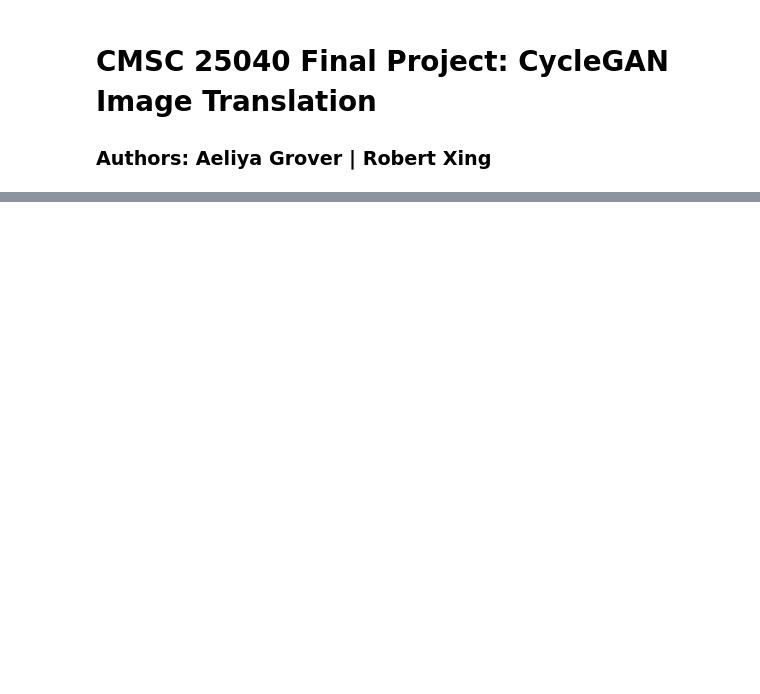
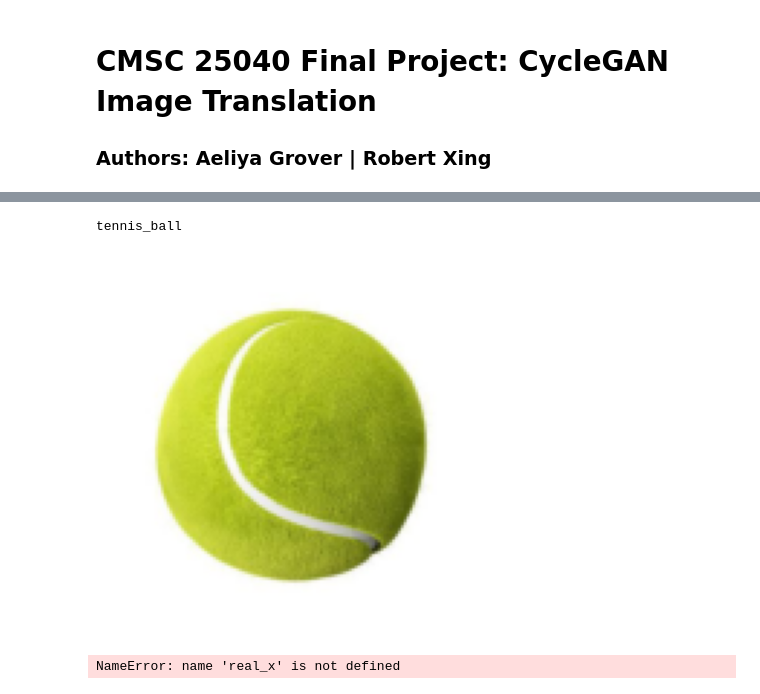
Before and after one commit to rkxing/CycleGAN-tennis-to-baseball, a Jupyter notebook: src.ipynb, the cells around one changed output, grey strips where cells are left out. Cells and saved outputs as stored; diff of their text form; code cells hidden in the pictures; blank space fills up the shorter version.

```diff
--- a/src.ipynb
+++ b/src.ipynb
@@ -40,3 +72,8 @@ test_loader, test_set = load_data('./data/test')
+# %%
+show_img(is_train=True, idx=400)
+# %% [output]
+tennis_ball
+[figure, added]
 # %%
 class Generator(nn.Module):
     def __init__(self):
@@ -87,14 +124,14 @@ criterion_cyc = nn.L1Loss()
 
 beta1, beta2 = 0.5, 0.999
 
-optimizer_G_F = optim.Adam(list(G.parameters()) + list(F.parameters()), lr=lr, betas=(beta1, beta2))
-optimizer_D_X = optim.Adam(D_x.parameters(), lr=lr, betas=(beta1, beta2))
-optimizer_D_Y = optim.Adam(D_y.parameters(), lr=lr, betas=(beta1, beta2))
-
-real_x =
+optimizer_G_F = torch.optim.Adam(list(G.parameters()) + list(F.parameters()), lr=lr, betas=(beta1, beta2))
+optimizer_D_X = torch.optim.Adam(D_x.parameters(), lr=lr, betas=(beta1, beta2))
+optimizer_D_Y = torch.optim.Adam(D_y.parameters(), lr=lr, betas=(beta1, beta2))
 
 real_x = real_x.to(device)
 real_y = real_y.to(device)
+# %% [output]
+NameError: name 'real_x' is not defined
 # %%
 """
 Train network for a given number of epochs
```
Also changed, not shown: parts of 5 cells of this notebook.
